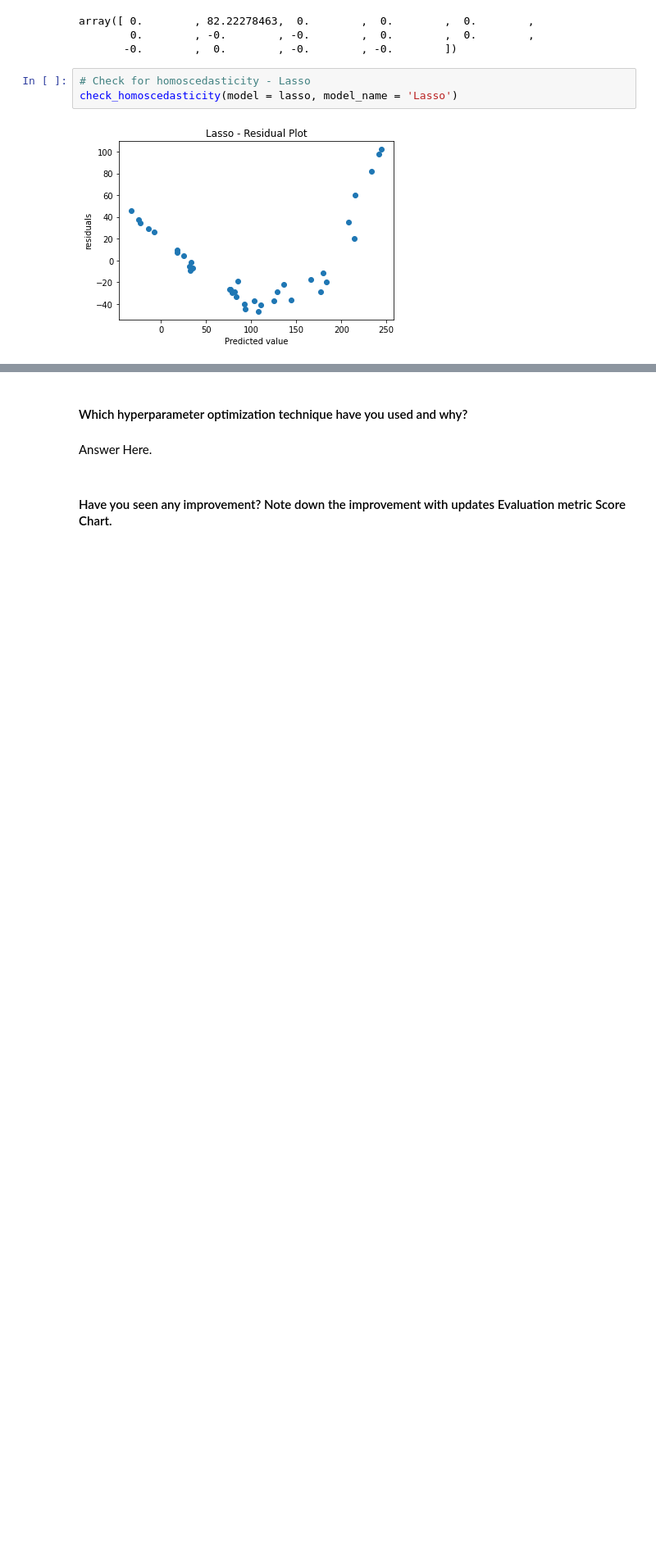
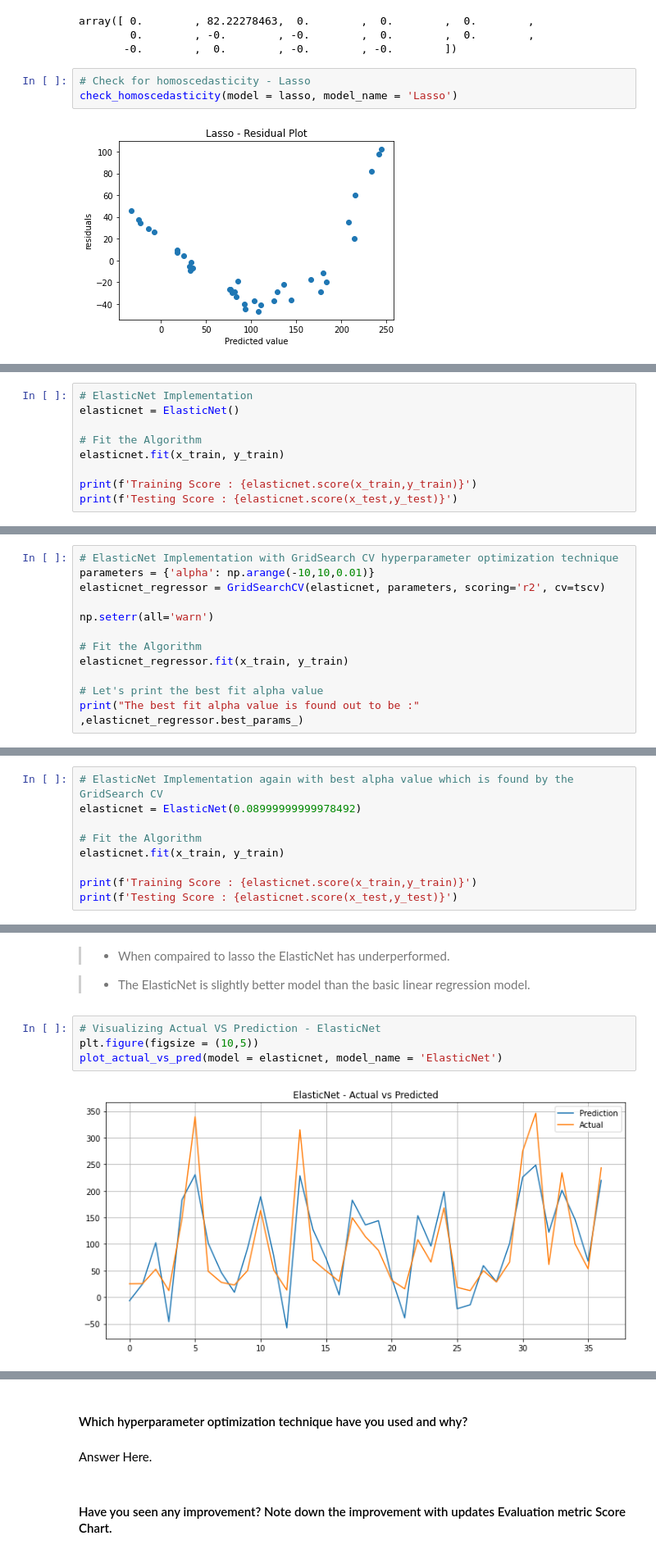
Before and after one commit to ashish-mali/Regression-Yes-Bank-Stock-Closing-Price-Prediction, a Jupyter notebook: Yes_Bank_Stock_Closing_Price_Prediction_Capstone_Project.ipynb, the cells around one changed output, grey strips where cells are left out. Shown at 82% size. Drawn from its saved outputs; the diff is of its cells as text; blank space fills up the shorter version.

Commit message:
ElasticNet Regression

```diff
--- a/Yes_Bank_Stock_Closing_Price_Prediction_Capstone_Project.ipynb
+++ b/Yes_Bank_Stock_Closing_Price_Prediction_Capstone_Project.ipynb
@@ -2540,0 +2543,9 @@ check_homoscedasticity(model = lasso, model_name = 'Lasso')
+# %%
+# ElasticNet Implementation
+elasticnet = ElasticNet()
+
+# Fit the Algorithm
+elasticnet.fit(x_train, y_train)
+
+print(f'Training Score : {elasticnet.score(x_train,y_train)}')
+print(f'Testing Score : {elasticnet.score(x_test,y_test)}')
@@ -2540,0 +2561,12 @@ check_homoscedasticity(model = lasso, model_name = 'Lasso')
+# %%
+# ElasticNet Implementation with GridSearch CV hyperparameter optimization technique
+parameters = {'alpha': np.arange(-10,10,0.01)}
+elasticnet_regressor = GridSearchCV(elasticnet, parameters, scoring='r2', cv=tscv)
+
+np.seterr(all='warn')
+
+# Fit the Algorithm
+elasticnet_regressor.fit(x_train, y_train)
+
+# Let's print the best fit alpha value
+print("The best fit alpha value is found out to be :" ,elasticnet_regressor.best_params_)
@@ -2540,0 +2575,9 @@ check_homoscedasticity(model = lasso, model_name = 'Lasso')
+# %%
+# ElasticNet Implementation again with best alpha value which is found by the GridSearch CV
+elasticnet = ElasticNet(0.08999999999978492)
+
+# Fit the Algorithm
+elasticnet.fit(x_train, y_train)
+
+print(f'Training Score : {elasticnet.score(x_train,y_train)}')
+print(f'Testing Score : {elasticnet.score(x_test,y_test)}')
@@ -2540,0 +2600,10 @@ check_homoscedasticity(model = lasso, model_name = 'Lasso')
+# %% [markdown]
+>* When compaired to lasso the ElasticNet has underperformed.
+
+>* The ElasticNet is slightly better model than the basic linear regression model.
+# %%
+# Visualizing Actual VS Prediction - ElasticNet
+plt.figure(figsize = (10,5))
+plot_actual_vs_pred(model = elasticnet, model_name = 'ElasticNet')
+# %% [output]
+[figure, added]
```
Also changed, not shown: parts of 15 cells of this notebook.
